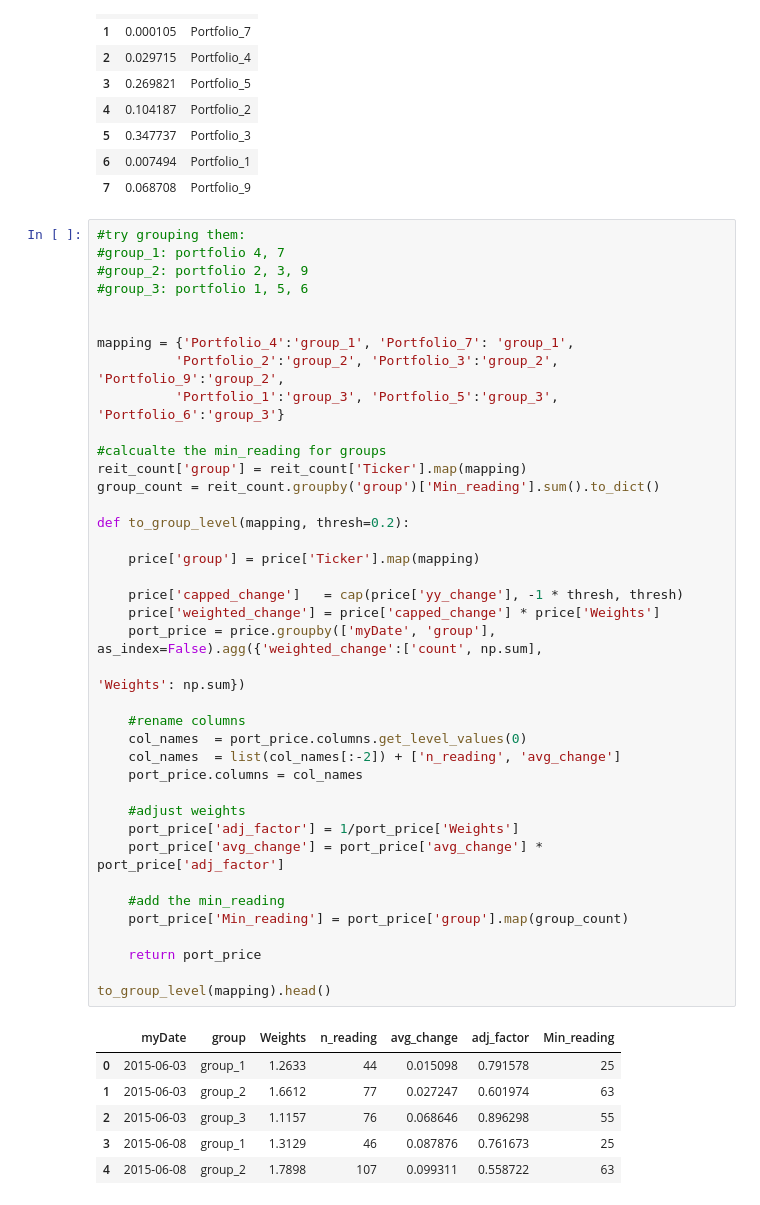
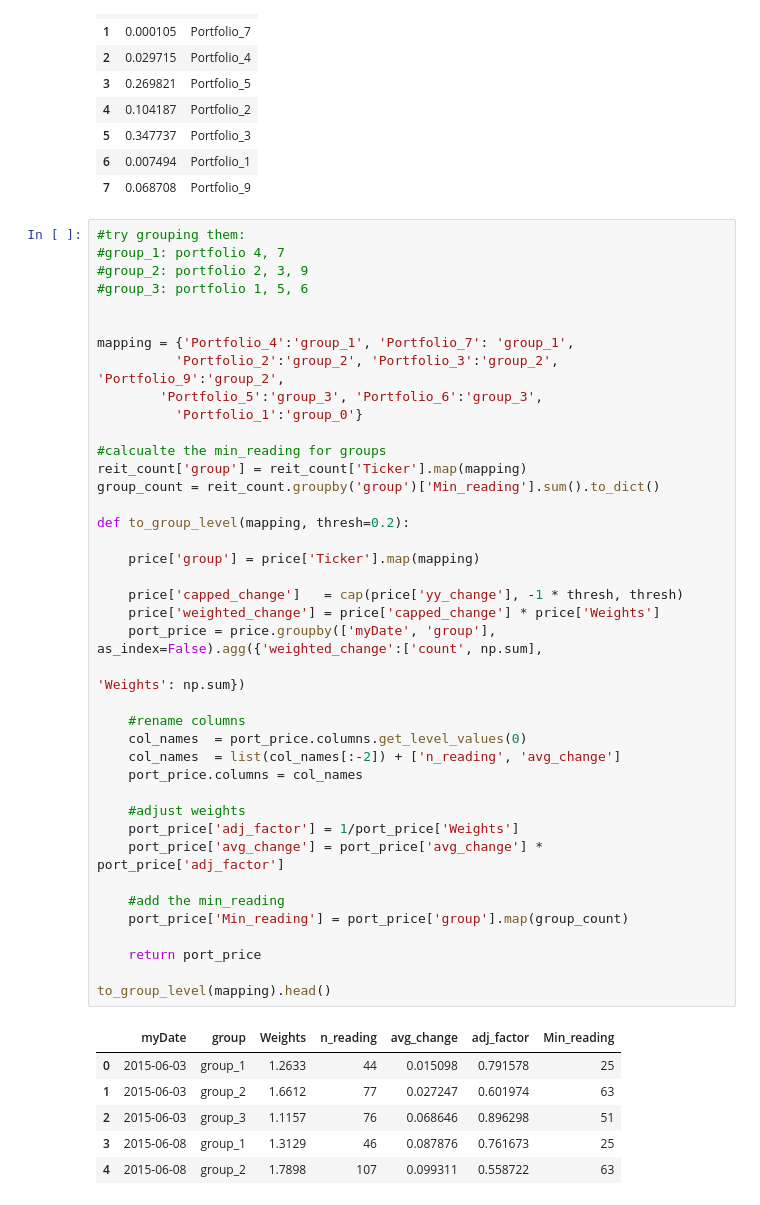
Before and after one commit to MaxwellLZH/BigByteInsight, a Jupyter notebook: HomeChallenge/r2/r2_test.ipynb, the cells around one changed output. Cells and saved outputs as stored; diff of their text form.

Commit message:
grouping

```diff
--- a/HomeChallenge/r2/r2_test.ipynb
+++ b/HomeChallenge/r2/r2_test.ipynb
@@ -236,40 +236,41 @@ pd.DataFrame({'Ticker':portfolios, 'R_square':r2})
 
 mapping = {'Portfolio_4':'group_1', 'Portfolio_7': 'group_1',
           'Portfolio_2':'group_2', 'Portfolio_3':'group_2', 'Portfolio_9':'group_2',
-          'Portfolio_1':'group_3', 'Portfolio_5':'group_3', 'Portfolio_6':'group_3'}
+        'Portfolio_5':'group_3', 'Portfolio_6':'group_3',
+          'Portfolio_1':'group_0'}
 
 #calcualte the min_reading for groups
 reit_count['group'] = reit_count['Ticker'].map(mapping)
 group_count = reit_count.groupby('group')['Min_reading'].sum().to_dict()
 
 def to_group_level(mapping, thresh=0.2):
 
     price['group'] = price['Ticker'].map(mapping)
 
     price['capped_change']   = cap(price['yy_change'], -1 * thresh, thresh)
     price['weighted_change'] = price['capped_change'] * price['Weights']
     port_price = price.groupby(['myDate', 'group'], as_index=False).agg({'weighted_change':['count', np.sum],
                                                                               'Weights': np.sum})
 
     #rename columns
     col_names  = port_price.columns.get_level_values(0)
     col_names  = list(col_names[:-2]) + ['n_reading', 'avg_change']
     port_price.columns = col_names
 
     #adjust weights
     port_price['adj_factor'] = 1/port_price['Weights']
     port_price['avg_change'] = port_price['avg_change'] * port_price['adj_factor']
 
     #add the min_reading
     port_price['Min_reading'] = port_price['group'].map(group_count)
 
     return port_price
 
 to_group_level(mapping).head()
 # %% [output]
 |  | myDate | group | Weights | n_reading | avg_change | adj_factor | Min_reading |
 | 0 | 2015-06-03 | group_1 | 1.2633 | 44 | 0.015098 | 0.791578 | 25 |
 | 1 | 2015-06-03 | group_2 | 1.6612 | 77 | 0.027247 | 0.601974 | 63 |
-| 2 | 2015-06-03 | group_3 | 1.1157 | 76 | 0.068646 | 0.896298 | 55 |
+| 2 | 2015-06-03 | group_3 | 1.1157 | 76 | 0.068646 | 0.896298 | 51 |
 | 3 | 2015-06-08 | group_1 | 1.3129 | 46 | 0.087876 | 0.761673 | 25 |
 | 4 | 2015-06-08 | group_2 | 1.7898 | 107 | 0.099311 | 0.558722 | 63 |
```
Also changed, not shown: parts of 3 cells of this notebook.
